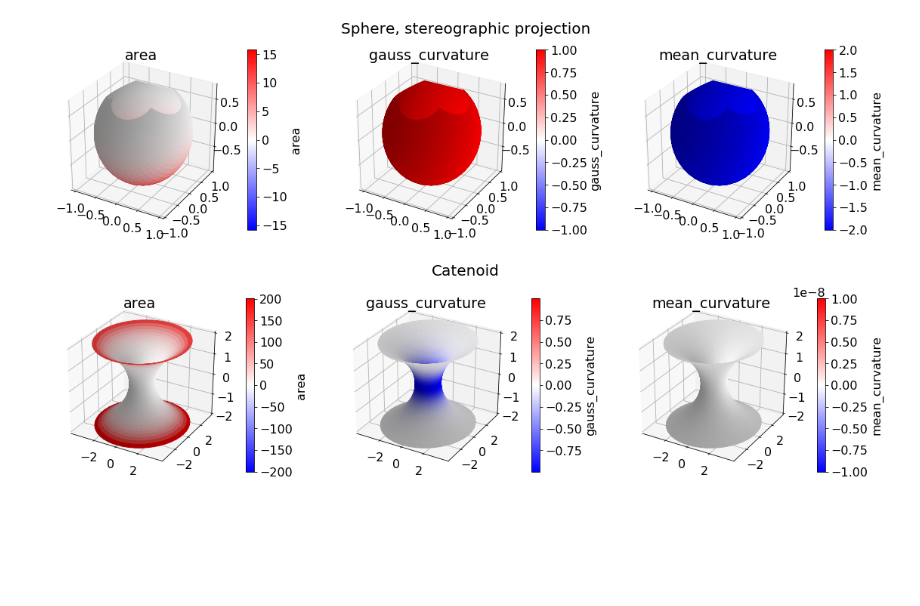
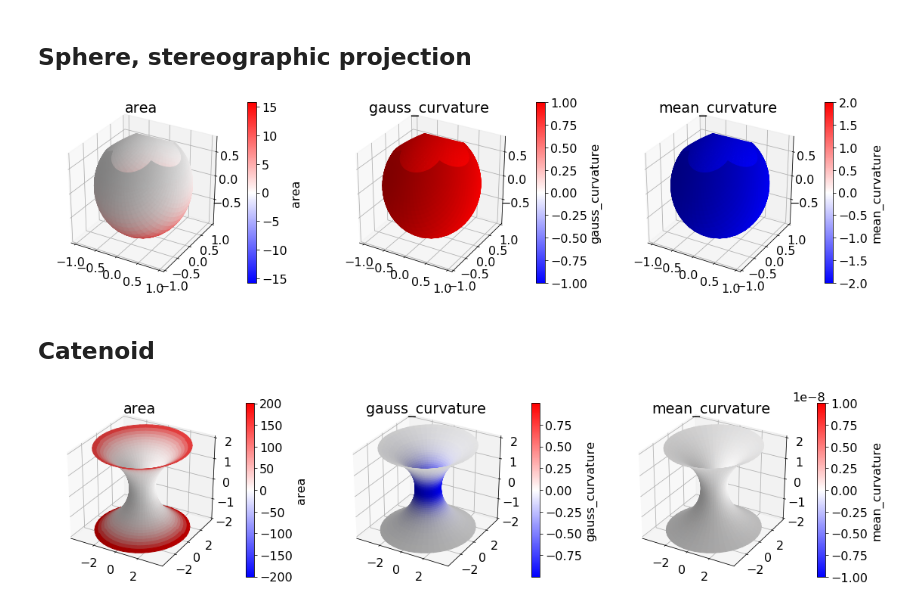
Before and after one commit to asross/surf, a Jupyter notebook: demo.ipynb, the cells around one changed output. Saved outputs shown, nothing was run; the diff lists cells and outputs as text; code cells hidden in the pictures; blank space fills up the shorter version.

```diff
--- a/demo.ipynb
+++ b/demo.ipynb
@@ -4,6 +6,9 @@ from surface import *
 plt.rcParams.update({'font.size': 16})
 # %%
-def plot_grid(surface, **kw):
+# visualize the surface's area element, gauss curvature, and mean curvature
+def visualize(surf_fn, title=None, **kw):
+  fig = plt.figure(figsize=(16,4))
+  surface = Surface(surf_fn)
   surface.plot(show='area', ax=plt.subplot(131, projection='3d'), **kw)
   surface.plot(show='gauss_curvature', ax=plt.subplot(132, projection='3d'), **kw)
   surface.plot(show='mean_curvature', ax=plt.subplot(133, projection='3d'), **kw)
@@ -11,26 +53,23 @@ def plot_grid(surface, **kw):
+# %% [markdown]
+## Sphere, stereographic projection
 # %%
-def stereo_projection(x):
+def stereo_sphere(x):
   u = x[0]
   v = x[1]
   return np.array([ 2*u, 2*v, u**2 + v**2 - 1 ]) / (1 + u**2 + v**2)
 
-sphere = Surface(stereo_projection)
-fig = plt.figure(figsize=(16,4))
-fig.suptitle('Sphere, stereographic projection', va='bottom', fontsize=20)
-plot_grid(sphere, over=[[-2,2],[-2,2],50])
+visualize(stereo_sphere, over=[[-2,2],[-2,2]])
 # %% [output]
-[figure, old version]
+[figure, new version]
+# %% [markdown]
+## Catenoid
 # %%
-def catenoid_(x):
+def catenoid(x):
   U, V = x
   X = np.cosh(U)*np.cos(V)
   Y = np.cosh(U)*np.sin(V)
   return np.array([X,Y,U])
 
-catenoid = Surface(catenoid_)
-
-fig = plt.figure(figsize=(16,4))
-fig.suptitle('Catenoid', va='bottom', fontsize=20)
-plot_grid(catenoid, over=[[-2,2],[0,2*np.pi]])
+visualize(catenoid, over=[[-2,2],[0,2*np.pi]])
 # %% [output]
-[figure, old version]
+[figure, new version]
```
Also changed, not shown: parts of 14 cells of this notebook.
